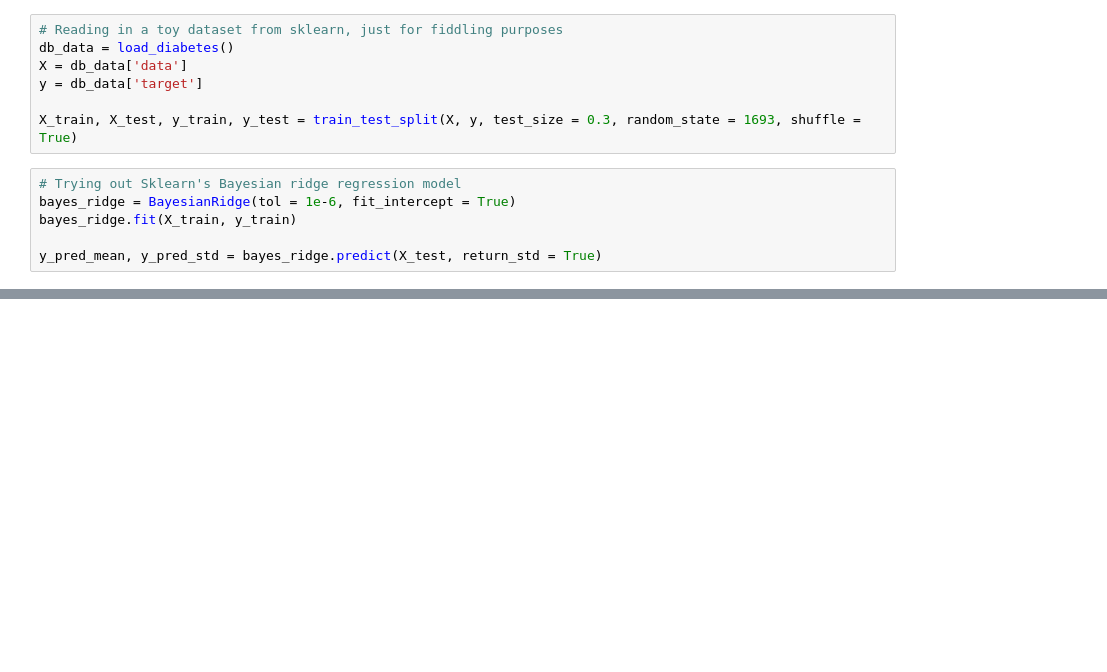
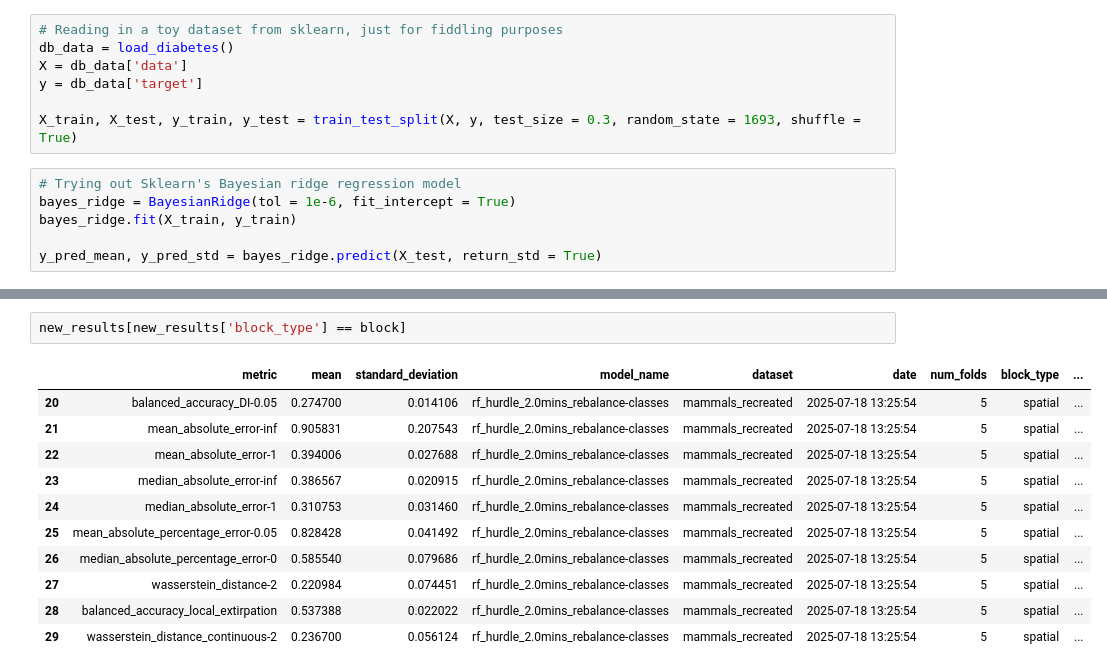
Before and after one commit to emiliolr/life-hunting, a Jupyter notebook: notebooks/fiddling_w_modeling.ipynb, the cells around one changed output, grey strips where cells are left out. Saved outputs shown, nothing was run; the diff lists cells and outputs as text; blank space fills up the shorter version.

```diff
--- a/notebooks/fiddling_w_modeling.ipynb
+++ b/notebooks/fiddling_w_modeling.ipynb
@@ -375,0 +399,14 @@ y_pred_mean, y_pred_std = bayes_ridge.predict(X_test, return_std = True)
+# %%
+new_results[new_results['block_type'] == block]
+# %% [output]
+|  | metric | mean | standard_deviation | model_name | dataset | date | num_folds | block_type | ... |
+| 20 | balanced_accuracy_DI-0.05 | 0.274700 | 0.014106 | rf_hurdle_2.0mins_rebalance-classes | mammals_recreated | 2025-07-18 13:25:54 | 5 | spatial | ... |
+| 21 | mean_absolute_error-inf | 0.905831 | 0.207543 | rf_hurdle_2.0mins_rebalance-classes | mammals_recreated | 2025-07-18 13:25:54 | 5 | spatial | ... |
+| 22 | mean_absolute_error-1 | 0.394006 | 0.027688 | rf_hurdle_2.0mins_rebalance-classes | mammals_recreated | 2025-07-18 13:25:54 | 5 | spatial | ... |
+| 23 | median_absolute_error-inf | 0.386567 | 0.020915 | rf_hurdle_2.0mins_rebalance-classes | mammals_recreated | 2025-07-18 13:25:54 | 5 | spatial | ... |
+| 24 | median_absolute_error-1 | 0.310753 | 0.031460 | rf_hurdle_2.0mins_rebalance-classes | mammals_recreated | 2025-07-18 13:25:54 | 5 | spatial | ... |
+| 25 | mean_absolute_percentage_error-0.05 | 0.828428 | 0.041492 | rf_hurdle_2.0mins_rebalance-classes | mammals_recreated | 2025-07-18 13:25:54 | 5 | spatial | ... |
+| 26 | median_absolute_percentage_error-0 | 0.585540 | 0.079686 | rf_hurdle_2.0mins_rebalance-classes | mammals_recreated | 2025-07-18 13:25:54 | 5 | spatial | ... |
+| 27 | wasserstein_distance-2 | 0.220984 | 0.074451 | rf_hurdle_2.0mins_rebalance-classes | mammals_recreated | 2025-07-18 13:25:54 | 5 | spatial | ... |
+| 28 | balanced_accuracy_local_extirpation | 0.537388 | 0.022022 | rf_hurdle_2.0mins_rebalance-classes | mammals_recreated | 2025-07-18 13:25:54 | 5 | spatial | ... |
+| 29 | wasserstein_distance_continuous-2 | 0.236700 | 0.056124 | rf_hurdle_2.0mins_rebalance-classes | mammals_recreated | 2025-07-18 13:25:54 | 5 | spatial | ... |
```
Also changed, not shown: parts of 3 cells of this notebook, 6 other files.
